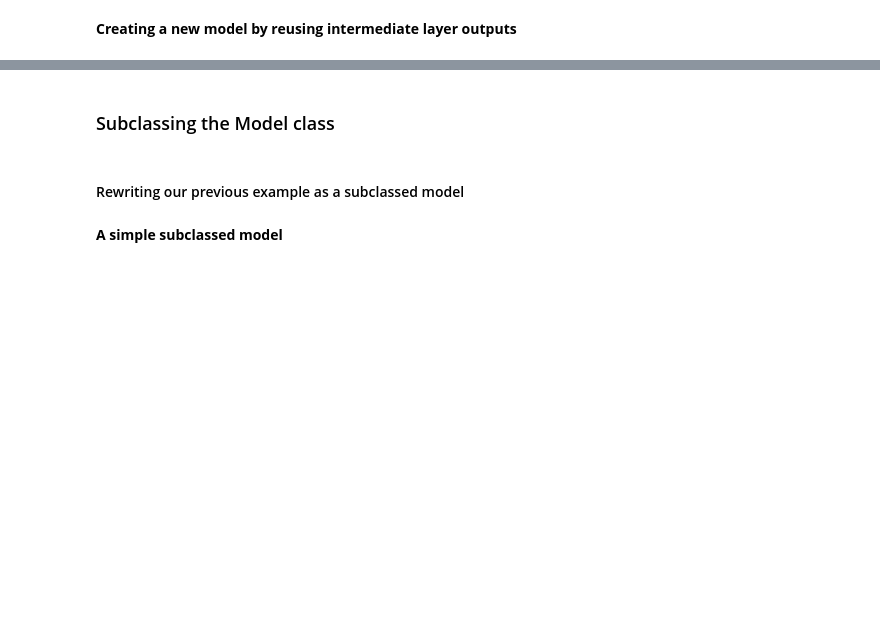
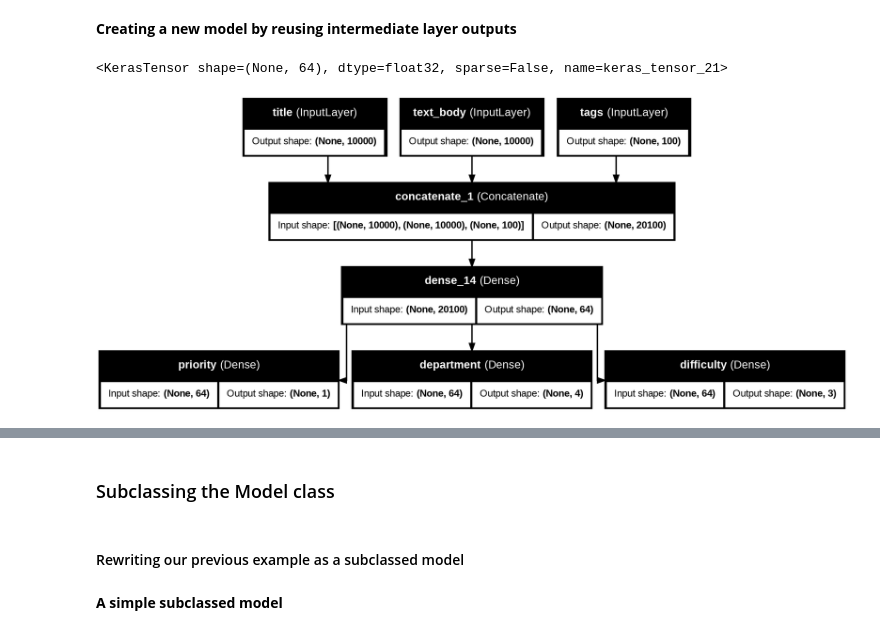
Before and after one commit to Menns0910/fluffy-tribble, a Jupyter notebook: chapter07_working-with-keras.ipynb, the cells around one changed output, grey strips where cells are left out. Drawn from its saved outputs; the diff is of its cells as text; code cells hidden in the pictures; blank space fills up the shorter version.

```diff
--- a/chapter07_working-with-keras.ipynb
+++ b/chapter07_working-with-keras.ipynb
@@ -160,3 +334,7 @@ model.layers[3].output
 # %% [markdown]
 **Creating a new model by reusing intermediate layer outputs**
+# %%
+model.layers[4].output #64D
+# %% [output]
+<KerasTensor shape=(None, 64), dtype=float32, sparse=False, name=keras_tensor_21>
 # %%
@@ -169,2 +347,4 @@ new_model = keras.Model(
 # %%
-keras.utils.plot_model(new_model, "updated_ticket_classifier.png", show_shapes=True)
+keras.utils.plot_model(new_model, "updated_ticket_classifier.png", show_shapes=True, show_layer_names=True)
+# %% [output]
+[figure, added]
```
Also changed, not shown: parts of 46 cells of this notebook.
